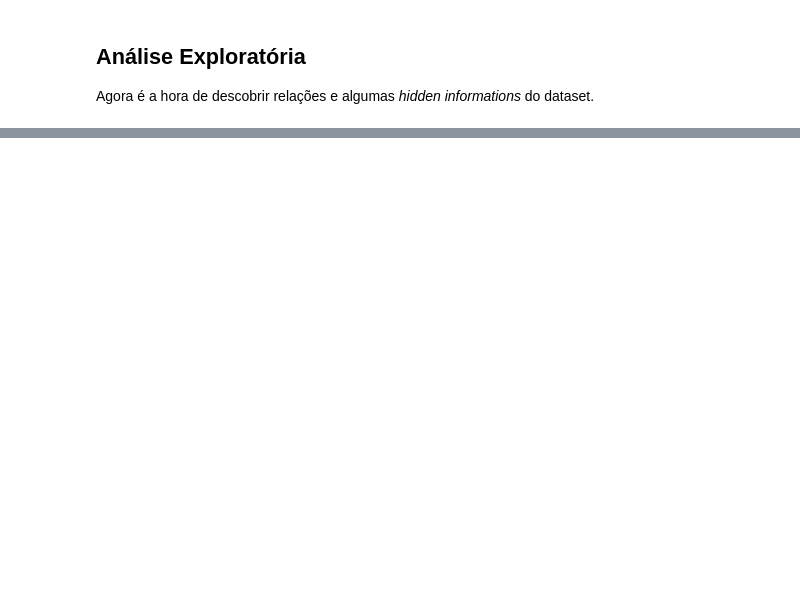
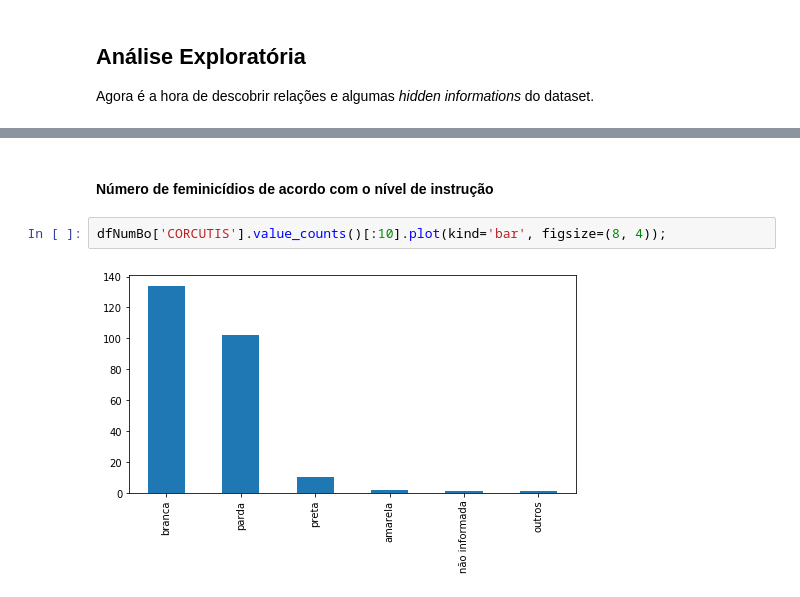
Before and after one commit to Lucas08Ben/Mineracao-de-Dados, a Jupyter notebook: Lista 1 - Análise de dados sobre feminicídio em SP/10 - Desafio.ipynb, the cells around one changed output, grey strips where cells are left out. Drawn from its saved outputs; the diff is of its cells as text; blank space fills up the shorter version.

```diff
--- a/Lista 1 - Análise de dados sobre feminicídio em SP/10 - Desafio.ipynb
+++ b/Lista 1 - Análise de dados sobre feminicídio em SP/10 - Desafio.ipynb
@@ -206,0 +202,6 @@ TypeError: can only concatenate str (not "float") to str
+# %% [markdown]
+#### Número de feminicídios de acordo com o nível de instrução
+# %%
+dfNumBo['CORCUTIS'].value_counts()[:10].plot(kind='bar', figsize=(8, 4));
+# %% [output]
+[figure, added]
```
Also changed, not shown: parts of 12 cells of this notebook.
